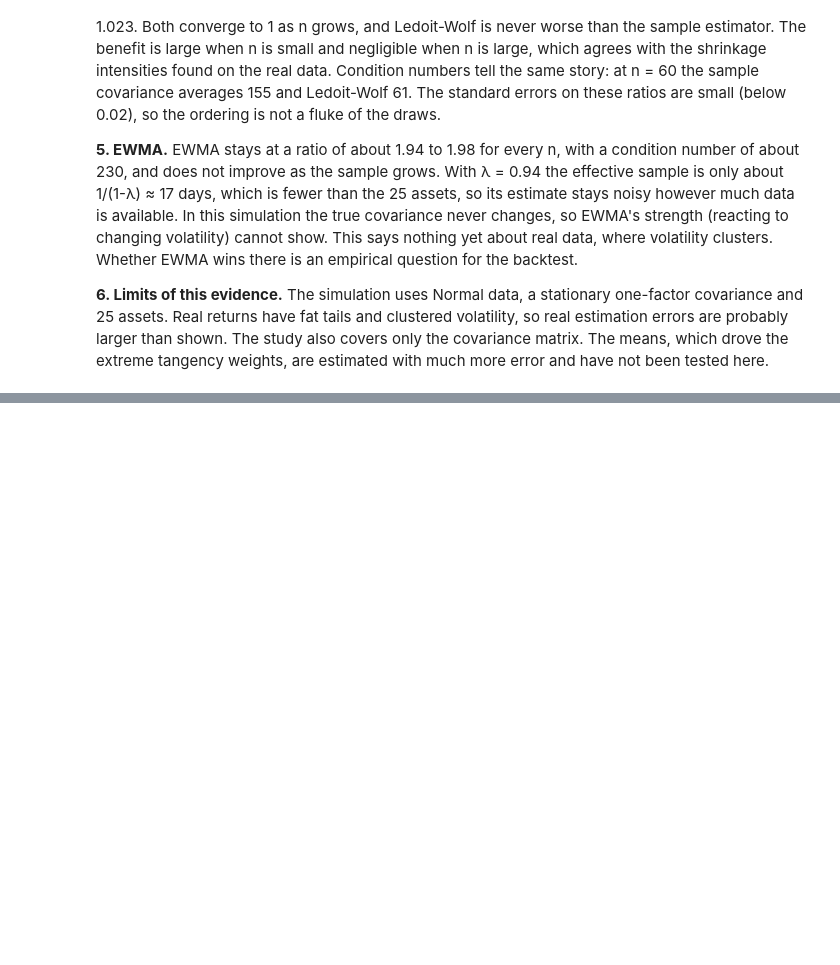
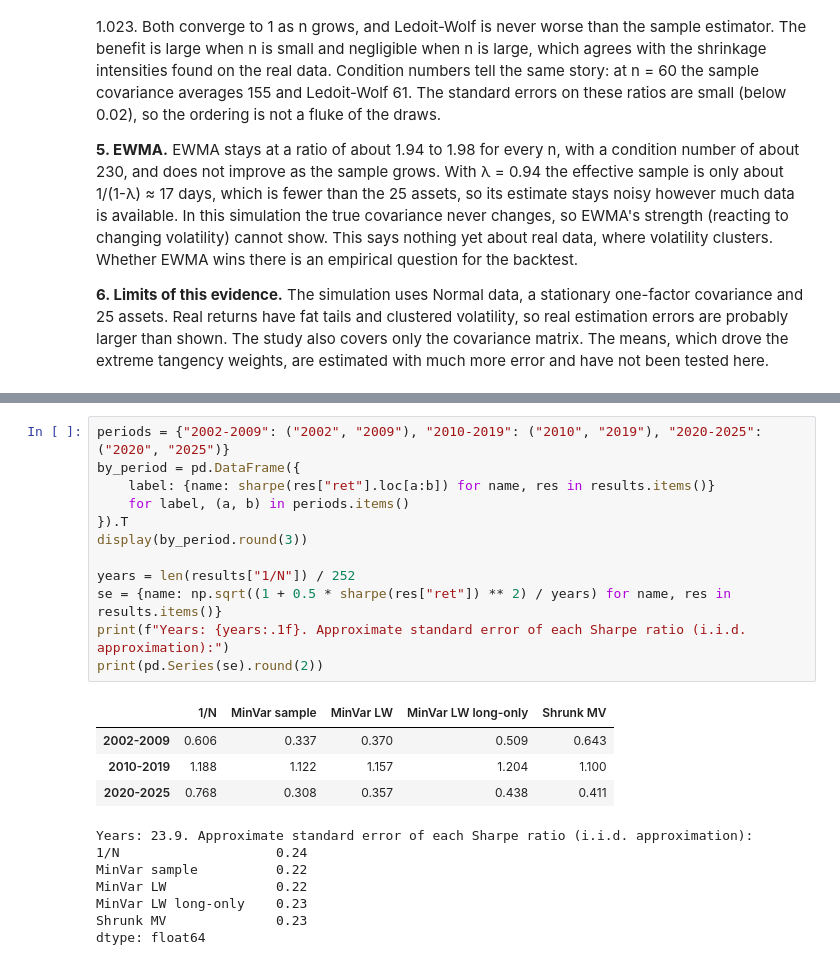
Before and after one commit to Vash150605/quantlab, a Jupyter notebook: notebooks/03_estimation_error_and_backtest.ipynb, the cells around one changed output, grey strips where cells are left out. Saved outputs shown, nothing was run; the diff lists cells and outputs as text; blank space fills up the shorter version.

```diff
--- a/notebooks/03_estimation_error_and_backtest.ipynb
+++ b/notebooks/03_estimation_error_and_backtest.ipynb
@@ -119,0 +204,24 @@ plt.show()
+# %%
+periods = {"2002-2009": ("2002", "2009"), "2010-2019": ("2010", "2019"), "2020-2025": ("2020", "2025")}
+by_period = pd.DataFrame({
+    label: {name: sharpe(res["ret"].loc[a:b]) for name, res in results.items()}
+    for label, (a, b) in periods.items()
+}).T
+display(by_period.round(3))
+
+years = len(results["1/N"]) / 252
+se = {name: np.sqrt((1 + 0.5 * sharpe(res["ret"]) ** 2) / years) for name, res in results.items()}
+print(f"Years: {years:.1f}. Approximate standard error of each Sharpe ratio (i.i.d. approximation):")
+print(pd.Series(se).round(2))
+# %% [output]
+|  | 1/N | MinVar sample | MinVar LW | MinVar LW long-only | Shrunk MV |
+| 2002-2009 | 0.606 | 0.337 | 0.370 | 0.509 | 0.643 |
+| 2010-2019 | 1.188 | 1.122 | 1.157 | 1.204 | 1.100 |
+| 2020-2025 | 0.768 | 0.308 | 0.357 | 0.438 | 0.411 |
+Years: 23.9. Approximate standard error of each Sharpe ratio (i.i.d. approximation):
+1/N                    0.24
+MinVar sample          0.22
+MinVar LW              0.22
+MinVar LW long-only    0.23
+Shrunk MV              0.23
+dtype: float64
```
Also changed, not shown: parts of 7 cells of this notebook, 5 other files.
